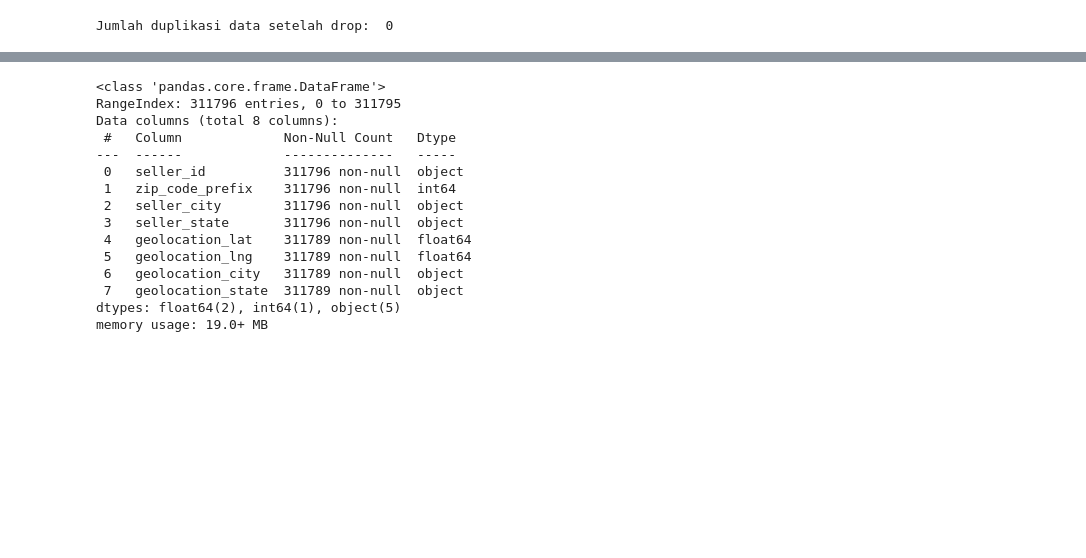
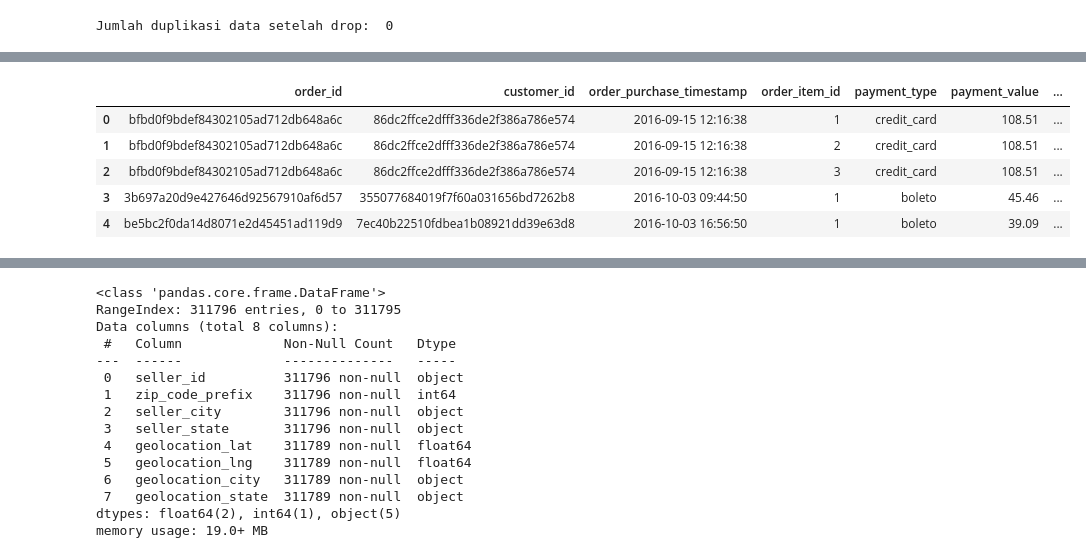
Before and after one commit to Sulbae/Fundamental-Analisis-Data, a Jupyter notebook: Proyek_Analisis_Data_Anggun-Sulis-Setyawan.ipynb, the cells around one changed output, grey strips where cells are left out. Saved outputs shown, nothing was run; the diff lists cells and outputs as text; code cells hidden in the pictures; blank space fills up the shorter version.

```diff
--- a/Proyek_Analisis_Data_Anggun-Sulis-Setyawan.ipynb
+++ b/Proyek_Analisis_Data_Anggun-Sulis-Setyawan.ipynb
@@ -1564,11 +1662,12 @@ Index: []
 # %%
 # missing values handling
-customers_df.dropna(inplace=True)
+for col in ['geolocation_lat', 'geolocation_lng']:
+    customers_df[col].fillna(customers_df[col].median(), inplace=True)
 
-print("Missing Values: ", customers_df.isnull().sum().sum())
+print("Missing Values:\n", customers_df.isnull().sum())
 
-# drop duplikasi data
+# Drop duplikasi data
 customers_df.drop_duplicates(inplace=True)
 
-print("Duplikasi data: ", customers_df.duplicated().sum())
+print("Jumlah duplikasi data: ", customers_df.duplicated().sum())
 # %% [output]
@@ -1633,8 +1729,8 @@ Duplikasi data:  10231900
 # %%
 # Hapus duplikasi data
-customers_df.drop_duplicates(subset='customer_unique_id', inplace=True)
+customers_df.drop_duplicates(subset='customer_id', inplace=True)
 
-print("Jumlah duplikasi data setelah drop: ", customers_df.duplicated(subset='customer_unique_id').sum())
+print("Jumlah duplikasi data setelah drop: ", customers_df.duplicated(subset='customer_id').sum())
 # %% [output]
 Jumlah duplikasi data setelah drop:  0
 # %%
@@ -1656,0 +1776,10 @@ memory usage: 5.1+ MB
+# %%
+# Merge with sales data
+customers_df = pd.merge(
+    left=sales_data_df,
+    right=customers_df,
+    on='customer_id',
+    how='left'
+)
+
+customers_df.info()
@@ -1656,0 +1824,19 @@ memory usage: 5.1+ MB
+# %%
+# Feature Selection
+customers_df = customers_df.drop(columns=[
+    'order_status',
+    'order_approved_at',
+    'order_delivered_carrier_date',
+    'order_delivered_customer_date',
+    'order_estimated_delivery_date',
+    'product_id',
+    'seller_id',
+    'shipping_limit_date',
+    'price',
+    'freight_value',
+    'product_category_name_english',
+    'review_id',
+    'review_score',
+])
+
+customers_df.info()
@@ -1656,0 +1881,9 @@ memory usage: 5.1+ MB
+# %%
+customers_df.head()
+# %% [output]
+|  | order_id | customer_id | order_purchase_timestamp | order_item_id | payment_type | payment_value | ... |
+| 0 | bfbd0f9bdef84302105ad712db648a6c | 86dc2ffce2dfff336de2f386a786e574 | 2016-09-15 12:16:38 | 1 | credit_card | 108.51 | ... |
+| 1 | bfbd0f9bdef84302105ad712db648a6c | 86dc2ffce2dfff336de2f386a786e574 | 2016-09-15 12:16:38 | 2 | credit_card | 108.51 | ... |
+| 2 | bfbd0f9bdef84302105ad712db648a6c | 86dc2ffce2dfff336de2f386a786e574 | 2016-09-15 12:16:38 | 3 | credit_card | 108.51 | ... |
+| 3 | 3b697a20d9e427646d92567910af6d57 | 355077684019f7f60a031656bd7262b8 | 2016-10-03 09:44:50 | 1 | boleto | 45.46 | ... |
+| 4 | be5bc2f0da14d8071e2d45451ad119d9 | 7ec40b22510fdbea1b08921dd39e63d8 | 2016-10-03 16:56:50 | 1 | boleto | 39.09 | ... |
```
Also changed, not shown: parts of 51 cells of this notebook, 2 other files.
